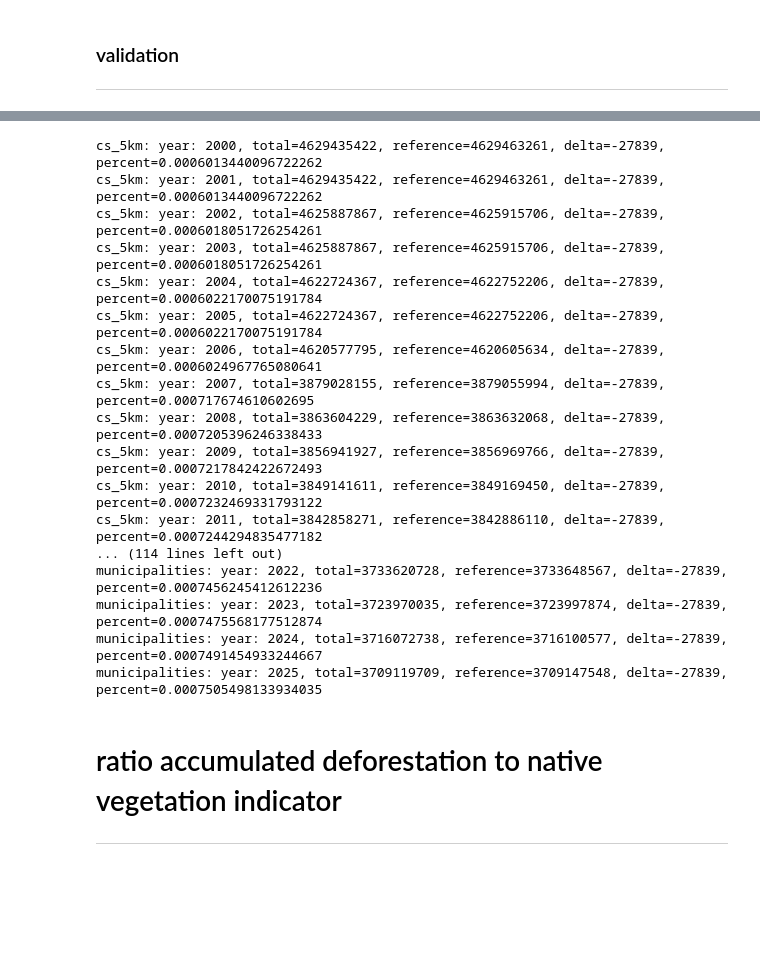
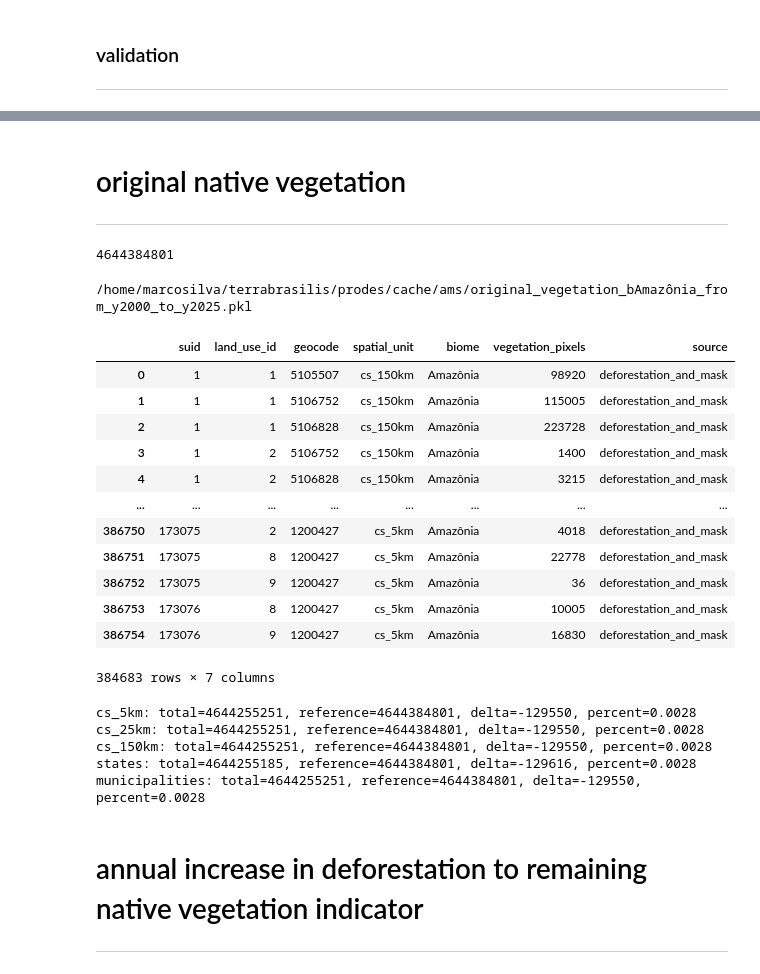
Before and after one commit to terrabrasilis/ams-background-tasks, a Jupyter notebook: notebooks/validation.ipynb, the cells around one changed output, grey strips where cells are left out. Cells and saved outputs as stored; diff of their text form; code cells hidden in the pictures; blank space fills up the shorter version.

```diff
--- a/notebooks/validation.ipynb
+++ b/notebooks/validation.ipynb
@@ -808,26 +443,52 @@ for spatial_unit in spatial_units:
         delta = total - reference
         percent = abs(delta) / reference * 100
         assert percent < 0.003
-        print(f"{spatial_unit}: year: {year}, total={total}, reference={reference}, delta={delta}, percent={percent}")
+        print(f"{spatial_unit}: year: {year}, total={total}, reference={reference}, delta={delta}, percent={percent:.4f}")
-# %% [output]
-cs_5km: year: 2000, total=4629435422, reference=4629463261, delta=-27839, percent=0.0006013440096722262
-cs_5km: year: 2001, total=4629435422, reference=4629463261, delta=-27839, percent=0.0006013440096722262
-cs_5km: year: 2002, total=4625887867, reference=4625915706, delta=-27839, percent=0.0006018051726254261
-cs_5km: year: 2003, total=4625887867, reference=4625915706, delta=-27839, percent=0.0006018051726254261
-cs_5km: year: 2004, total=4622724367, reference=4622752206, delta=-27839, percent=0.0006022170075191784
-cs_5km: year: 2005, total=4622724367, reference=4622752206, delta=-27839, percent=0.0006022170075191784
-cs_5km: year: 2006, total=4620577795, reference=4620605634, delta=-27839, percent=0.0006024967765080641
-cs_5km: year: 2007, total=3879028155, reference=3879055994, delta=-27839, percent=0.000717674610602695
-cs_5km: year: 2008, total=3863604229, reference=3863632068, delta=-27839, percent=0.0007205396246338433
-cs_5km: year: 2009, total=3856941927, reference=3856969766, delta=-27839, percent=0.0007217842422672493
-cs_5km: year: 2010, total=3849141611, reference=3849169450, delta=-27839, percent=0.0007232469331793122
-cs_5km: year: 2011, total=3842858271, reference=3842886110, delta=-27839, percent=0.0007244294835477182
-... (114 lines left out)
-municipalities: year: 2022, total=3733620728, reference=3733648567, delta=-27839, percent=0.0007456245412612236
-municipalities: year: 2023, total=3723970035, reference=3723997874, delta=-27839, percent=0.0007475568177512874
-municipalities: year: 2024, total=3716072738, reference=3716100577, delta=-27839, percent=0.0007491454933244667
-municipalities: year: 2025, total=3709119709, reference=3709147548, delta=-27839, percent=0.0007505498133934035
+# %% [markdown]
+# original native vegetation
+___
+# %%
+reference = hist["100"] + hist["101"] + acc_dict["cs_150km"][2025]['absolute']
+reference
+# %% [output]
+4644384801
+# %%
+filename = get_original_vegetation_filename(2000, 2025, biome)
+print(filename)
+assert filename.exists()
+
+dfr = load_dfr(filename)
+dfr
+# %% [output]
+/home/marcosilva/terrabrasilis/prodes/cache/ams/original_vegetation_bAmazônia_from_y2000_to_y2025.pkl
+|  | suid | land_use_id | geocode | spatial_unit | biome | vegetation_pixels | source |
+| 0 | 1 | 1 | 5105507 | cs_150km | Amazônia | 98920 | deforestation_and_mask |
+| 1 | 1 | 1 | 5106752 | cs_150km | Amazônia | 115005 | deforestation_and_mask |
+| 2 | 1 | 1 | 5106828 | cs_150km | Amazônia | 223728 | deforestation_and_mask |
+| 3 | 1 | 2 | 5106752 | cs_150km | Amazônia | 1400 | deforestation_and_mask |
+| 4 | 1 | 2 | 5106828 | cs_150km | Amazônia | 3215 | deforestation_and_mask |
+| ... | ... | ... | ... | ... | ... | ... | ... |
+| 386750 | 173075 | 2 | 1200427 | cs_5km | Amazônia | 4018 | deforestation_and_mask |
+| 386751 | 173075 | 8 | 1200427 | cs_5km | Amazônia | 22778 | deforestation_and_mask |
+| 386752 | 173075 | 9 | 1200427 | cs_5km | Amazônia | 36 | deforestation_and_mask |
+| 386753 | 173076 | 8 | 1200427 | cs_5km | Amazônia | 10005 | deforestation_and_mask |
+| 386754 | 173076 | 9 | 1200427 | cs_5km | Amazônia | 16830 | deforestation_and_mask |
+384683 rows × 7 columns
+# %%
+for spatial_unit in spatial_units:
+    dfr = load_dfr(filename, filters={"spatial_unit": spatial_unit})
+    total = dfr["vegetation_pixels"].sum()
+    delta = total - reference
+    percent = abs(delta) / reference * 100
+    print(f"{spatial_unit}: total={total}, reference={reference}, delta={delta}, percent={percent:.4f}")
+    assert percent < 0.005
+# %% [output]
+cs_5km: total=4644255251, reference=4644384801, delta=-129550, percent=0.0028
+cs_25km: total=4644255251, reference=4644384801, delta=-129550, percent=0.0028
+cs_150km: total=4644255251, reference=4644384801, delta=-129550, percent=0.0028
+states: total=4644255185, reference=4644384801, delta=-129616, percent=0.0028
+municipalities: total=4644255251, reference=4644384801, delta=-129550, percent=0.0028
 # %% [markdown]
-# ratio accumulated deforestation to native vegetation indicator
+# annual increase in deforestation to remaining native vegetation indicator
 ___
 # %%
```
Also changed, not shown: parts of 62 cells of this notebook, 5 other files.
